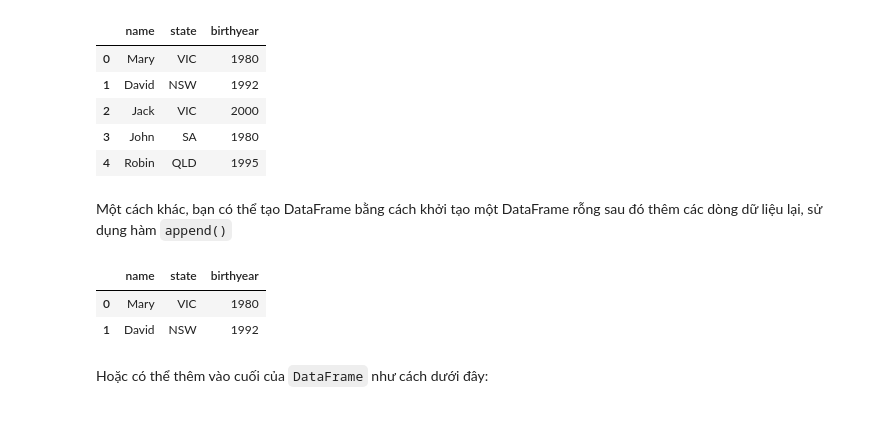
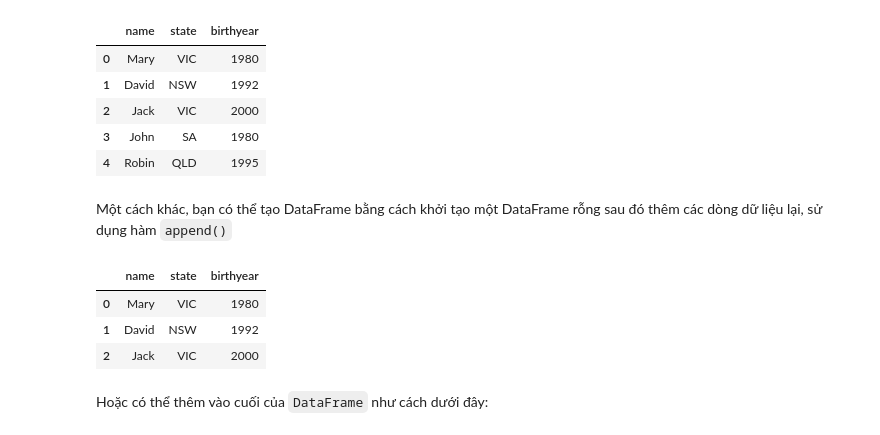
Before and after one commit to tano-dev/Pattern-Recognition-and-Machine-Learning, a Jupyter notebook: Week 1/02_pandas.ipynb, the cells around one changed output. Cells and saved outputs as stored; diff of their text form; code cells hidden in the pictures.

```diff
--- a/Week 1/02_pandas.ipynb
+++ b/Week 1/02_pandas.ipynb
@@ -45,16 +45,35 @@ df
 | 4 | Robin | QLD | 1995 |
 # %% [markdown]
 Một cách khác, bạn có thể tạo DataFrame bằng cách khởi tạo một DataFrame rỗng sau đó thêm các dòng dữ liệu lại, sử dụng hàm `append()`
-# %%
-df = pd.DataFrame(columns=['name', 'state', 'birthyear'])
-df = df.append({'name': 'Mary', 'state': 'VIC', 'birthyear': 1980}, ignore_index=True)
-df = df.append({'name': 'David', 'state': 'NSW', 'birthyear': 1992}, ignore_index=True)
-# etc.
-df
-# %% [output]
-|  | name | state | birthyear |
-| 0 | Mary | VIC | 1980 |
-| 1 | David | NSW | 1992 |
+# %%
+#he error AttributeError: 'DataFrame' object has no attribute 'append' occurs because the pandas.DataFrame.append() method was deprecated and then removed in pandas version 2.0 (released in April 2023).
+#AttributeError: 'DataFrame' object has no attribute 'append'
+import pandas as pd
+
+# 1. Initialize the DataFrame
+df = pd.DataFrame(columns=['name', 'state', 'birthyear'])
+
+# 2. Define the new rows as a list of dictionaries
+new_data = [
+    {'name': 'Mary', 'state': 'VIC', 'birthyear': 1980},
+    {'name': 'David', 'state': 'NSW', 'birthyear': 1992},
+    # etc.
+    {'name': 'Jack', 'state': 'VIC', 'birthyear': 2000}
+]
+
+# 3. Create a new DataFrame from the data
+new_df = pd.DataFrame(new_data)
+
+# 4. Concatenate the original DataFrame and the new data
+# Use ignore_index=True to reset the index of the final DataFrame
+df = pd.concat([df, new_df], ignore_index=True)
+# pd.concat([df, new_df], ignore_index=True)
+df
+# %% [output]
+|  | name | state | birthyear |
+| 0 | Mary | VIC | 1980 |
+| 1 | David | NSW | 1992 |
+| 2 | Jack | VIC | 2000 |
 # %% [markdown]
 Hoặc có thể thêm vào cuối của `DataFrame` như cách dưới đây:
 # %%
```
